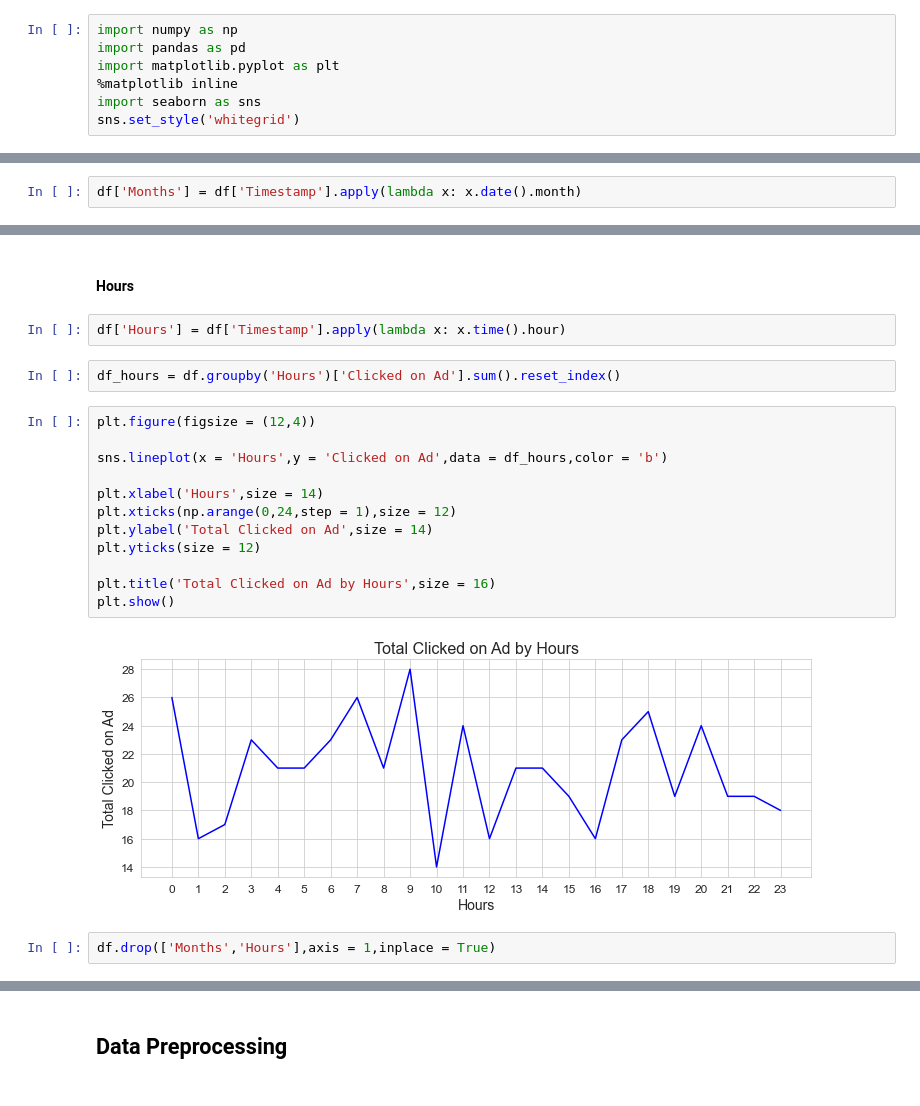
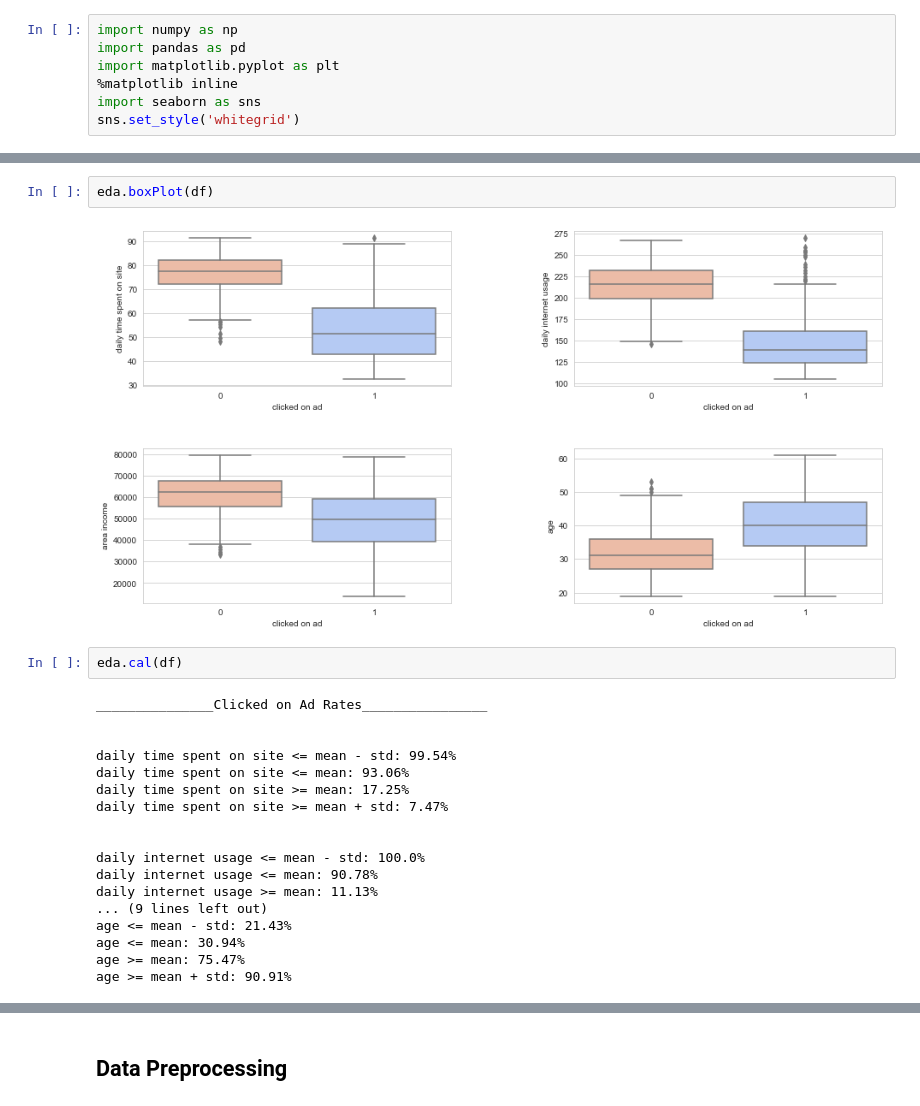
Before and after one commit to SamedArici/Python-Classification-Problems, a Jupyter notebook: Classification/Advertising/Advertising.ipynb, the cells around one changed output, grey strips where cells are left out. Drawn from its saved outputs; the diff is of its cells as text.

```diff
--- a/Classification/Advertising/Advertising.ipynb
+++ b/Classification/Advertising/Advertising.ipynb
@@ -230,2 +107,0 @@ jointplot(x_feature = 'Age',y_feature = 'Area Income')
-# %%
-df['Months'] = df['Timestamp'].apply(lambda x: x.date().month)
@@ -248,22 +108,24 @@ plt.show()
-# %% [markdown]
-#### Hours
-# %%
-df['Hours'] = df['Timestamp'].apply(lambda x: x.time().hour)
-# %%
-df_hours = df.groupby('Hours')['Clicked on Ad'].sum().reset_index()
-# %%
-plt.figure(figsize = (12,4))
-
-sns.lineplot(x = 'Hours',y = 'Clicked on Ad',data = df_hours,color = 'b')
-
-plt.xlabel('Hours',size = 14)
-plt.xticks(np.arange(0,24,step = 1),size = 12)
-plt.ylabel('Total Clicked on Ad',size = 14)
-plt.yticks(size = 12)
-
-plt.title('Total Clicked on Ad by Hours',size = 16)
-plt.show()
-# %% [output]
-[figure, removed]
-# %%
-df.drop(['Months','Hours'],axis = 1,inplace = True)
+# %%
+eda.boxPlot(df)
+# %% [output]
+[figure, added]
+# %%
+eda.cal(df)
+# %% [output]
+_______________Clicked on Ad Rates________________
+
+
+daily time spent on site <= mean - std: 99.54%
+daily time spent on site <= mean: 93.06%
+daily time spent on site >= mean: 17.25%
+daily time spent on site >= mean + std: 7.47%
+
+
+daily internet usage <= mean - std: 100.0%
+daily internet usage <= mean: 90.78%
+daily internet usage >= mean: 11.13%
+... (9 lines left out)
+age <= mean - std: 21.43%
+age <= mean: 30.94%
+age >= mean: 75.47%
+age >= mean + std: 90.91%
```
Also changed, not shown: parts of 68 cells of this notebook, 3 other files.
